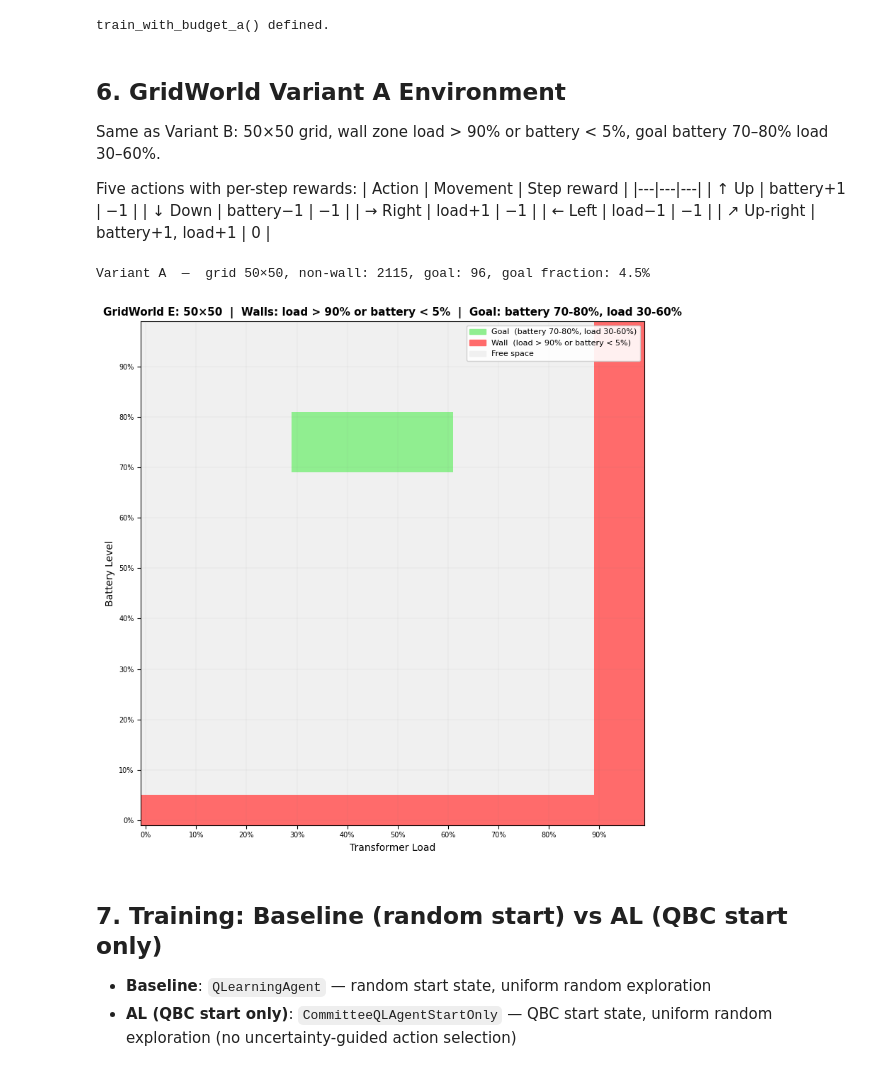
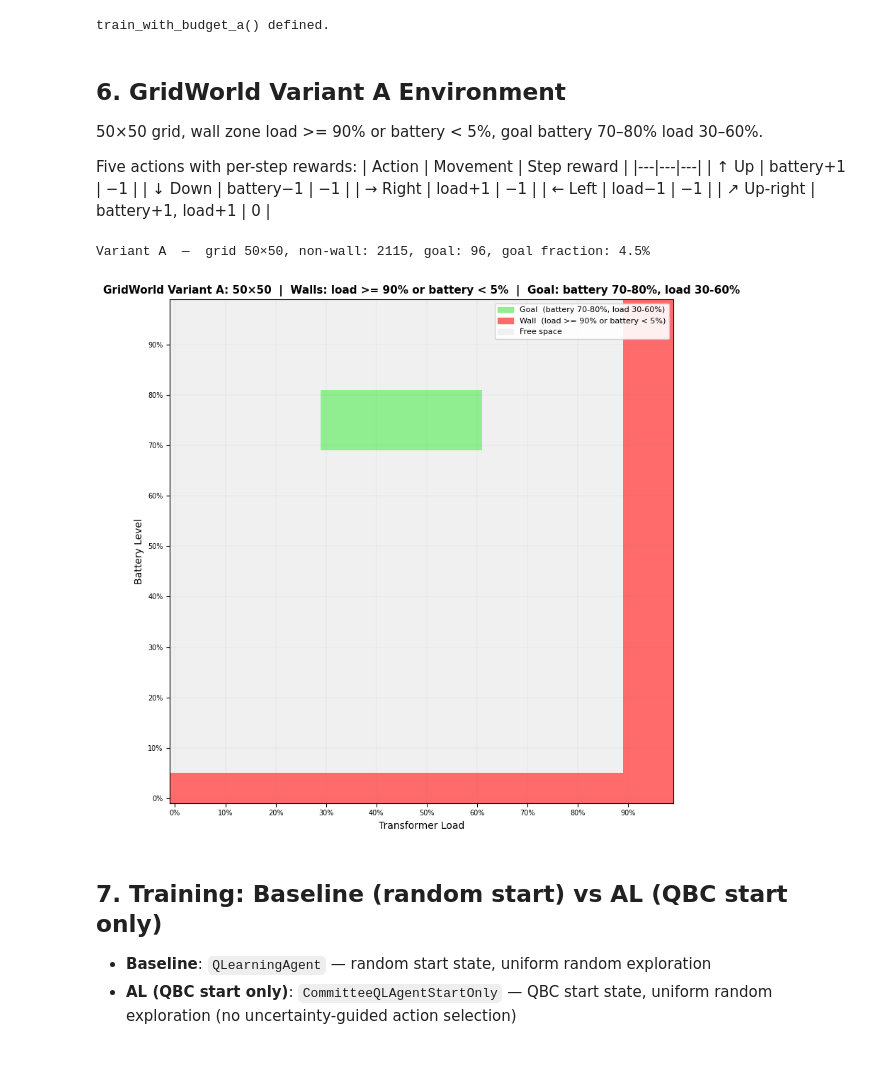
Before and after one commit to ShaoChiehLien/active-learning-playground, a Jupyter notebook: grid-world-AL-poc-variant-A-50x50.ipynb, the cells around one changed output. Saved outputs shown, nothing was run; the diff lists cells and outputs as text; code cells hidden in the pictures.

```diff
--- a/grid-world-AL-poc-variant-A-50x50.ipynb
+++ b/grid-world-AL-poc-variant-A-50x50.ipynb
@@ -293,7 +294,7 @@ train_with_budget_a() defined.
 # %% [markdown]
 ## 6. GridWorld Variant A Environment
 
-Same as Variant B: 50×50 grid, wall zone load > 90% or battery < 5%, goal battery 70–80% load 30–60%.
+50×50 grid, wall zone load >= 90% or battery < 5%, goal battery 70–80% load 30–60%.
 
 Five actions with per-step rewards:
 | Action | Movement | Step reward |
@@ -306,7 +307,7 @@ Five actions with per-step rewards:
 # %%
 class GridWorldEnvA(GridWorldEnv):
     """50×50 grid.
-    Walls: load > 90% OR battery < 5%.
+    Walls: load >= 90% OR battery < 5%.
     Goal:  battery 70-80% AND load 30-60%.
     Actions: up, down, right, left, up-right (transformer charges car, step 0).
     """
@@ -320,7 +321,7 @@ class GridWorldEnvA(GridWorldEnv):
 
     def _build_walls(self):
         walls = np.zeros((50, 50), dtype=bool)
-        walls[:, 45:] = True   # load > 90%
+        walls[:, 45:] = True   # load >= 90%
         walls[:3, :]  = True   # battery < 5% (rows 0,1,2 → 0%,2%,4%)
         return walls
 
@@ -352,36 +353,36 @@ class GridWorldEnvA(GridWorldEnv):
 env_a = GridWorldEnvA()
 nw = (~env_a.walls).sum()
 ng = env_a.goal.sum()
 print(f'Variant A  —  grid 50×50, non-wall: {nw}, goal: {ng}, goal fraction: {ng/nw:.1%}')
 
 display = np.zeros((50, 50))
 display[env_a.goal]  = 1
 display[env_a.walls] = 2
 cmap = ListedColormap(['#f0f0f0', '#90ee90', '#ff6b6b'])
 fig, ax = plt.subplots(figsize=(9, 8))
 ax.imshow(display, cmap=cmap, origin='lower', aspect='equal',
           extent=[-0.5, 49.5, -0.5, 49.5])
 ticks = range(0, 50, 5)
 ax.set_xticks(ticks)
 ax.set_xticklabels([f'{i*2}%' for i in ticks], fontsize=7)
 ax.set_yticks(ticks)
 ax.set_yticklabels([f'{i*2}%' for i in ticks], fontsize=7)
 ax.set_xlabel('Transformer Load', fontsize=10)
 ax.set_ylabel('Battery Level',    fontsize=10)
-ax.set_title('GridWorld E: 50×50  |  Walls: load > 90% or battery < 5%  |  Goal: battery 70-80%, load 30-60%',
+ax.set_title('GridWorld Variant A: 50×50  |  Walls: load >= 90% or battery < 5%  |  Goal: battery 70-80%, load 30-60%',
              fontsize=11, fontweight='bold')
 ax.grid(True, color='gray', alpha=0.2, linewidth=0.3)
 patches_legend = [
     mpatches.Patch(color='#90ee90', label='Goal  (battery 70-80%, load 30-60%)'),
-    mpatches.Patch(color='#ff6b6b', label='Wall  (load > 90% or battery < 5%)'),
+    mpatches.Patch(color='#ff6b6b', label='Wall  (load >= 90% or battery < 5%)'),
     mpatches.Patch(color='#f0f0f0', label='Free space'),
 ]
 ax.legend(handles=patches_legend, loc='upper right', fontsize=8, framealpha=0.9)
 plt.tight_layout()
 plt.show()
 # %% [output]
 Variant A  —  grid 50×50, non-wall: 2115, goal: 96, goal fraction: 4.5%
-[figure, old version]
+[figure, new version]
 # %% [markdown]
 ## 7. Training: Baseline (random start) vs AL (QBC start only)
 
```
Also changed, not shown: parts of 2 cells of this notebook, 2 other files.
